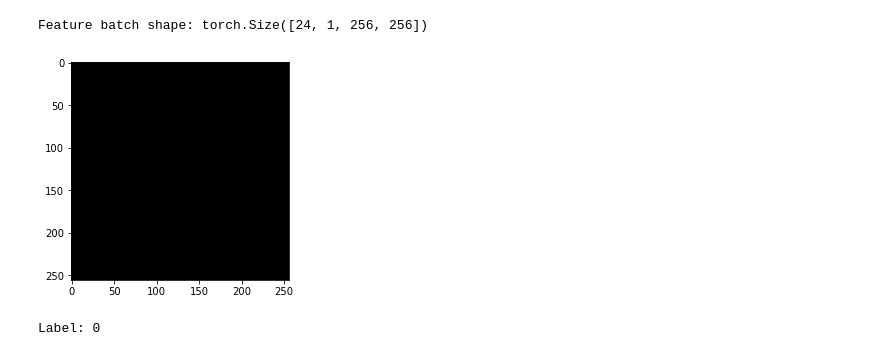
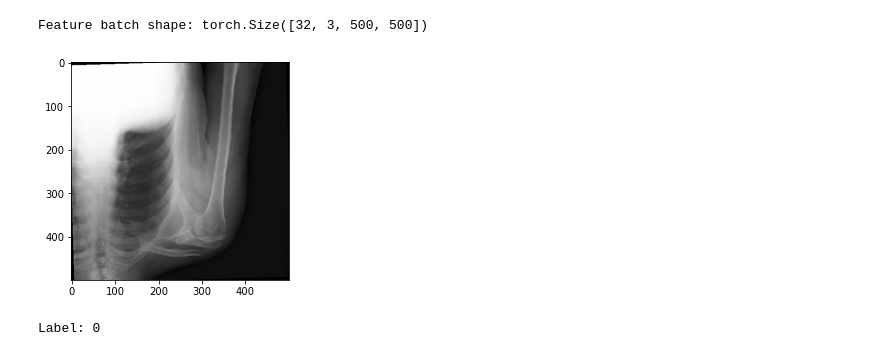
Before and after one commit to D3STRON/BoneFractureDetection, a Jupyter notebook: Loading_Data.ipynb, the cells around one changed output. Saved outputs shown, nothing was run; the diff lists cells and outputs as text; code cells hidden in the pictures.

```diff
--- a/Loading_Data.ipynb
+++ b/Loading_Data.ipynb
@@ -56,29 +111,55 @@ class CustomImageDataset(Dataset):
 # %%
+# Configuration for the ViT model (you can adjust these as per your model design)
+config = {
+    "encoding_size": 256,
+    "num_classes": 2,
+    "num_heads": 2,
+    "img_dim": 500,
+    "patch_size": 20,
+    "dropout": 0.3,
+    'num_hidden_layers': 1,
+    'intermediate_size': 1024,
+    'channels': 3
+}
+
+# config = {
+#     "encoding_size": 128,  # Change this according to your ViT model
+#     "num_classes": 2,     # MNIST has 10 output classes (digits 0-9)
+#     "num_heads": 8,
+#     "img_dim": 256,         # Resize the MNIST images to 32x32
+#     "patch_size": 8,       # Assuming 32x32 images, patch size = 4 means 8x8 patches
+#     "dropout": 0.1,
+#     'num_hidden_layers': 3,
+#     'intermediate_size': 4*128,
+# }
+
 transform = transforms.Compose([
-    transforms.Resize(256),
-    transforms.CenterCrop(256),
+    transforms.Resize(config['img_dim']),
+    transforms.CenterCrop(config['img_dim']),
     transforms.RandomHorizontalFlip(),  # Randomly flip the image horizontally
-#     transforms.RandomRotation(30),  # Randomly rotate the image
-    transforms.ColorJitter(brightness=0.5, contrast=0.5),  # Adjust brightness and contrast
-    transforms.Normalize(mean=[0.406], std=[0.225])
+    transforms.RandomVerticalFlip(),
+    transforms.RandomRotation(30),  # Randomly rotate the image
+#     transforms.ColorJitter(brightness=0.5, contrast=0.5),  # Adjust brightness and contrast
+    transforms.Normalize(mean=[0.5], std=[0.5])
 
 ])
 
 
 train_dataset = CustomImageDataset(train_df, './FracAtlas/images/Compiled/', transform=transform)
-train_dataloader = DataLoader(train_dataset, batch_size=24, shuffle=True)
+train_dataloader = DataLoader(train_dataset, batch_size=32, shuffle=True)
 
 val_dataset = CustomImageDataset(val_df, './FracAtlas/images/Compiled/', transform=transform)
-val_dataloader = DataLoader(val_dataset, batch_size=24, shuffle=True)
+val_dataloader = DataLoader(val_dataset, batch_size=64, shuffle=True)
+
+
+train_features, train_labels = next(iter(train_dataloader))
+print(f"Feature batch shape: {train_features.size()}")
+img = train_features[0].squeeze()
+label = train_labels[0]
+plt.imshow(img[0], cmap="gray")
+plt.show()
+print(f"Label: {label}")
+# %% [output]
+Feature batch shape: torch.Size([32, 3, 500, 500])
+[figure, added]
+Label: 0
-# %%
-train_features, train_labels = next(iter(train_dataloader))
-print(f"Feature batch shape: {train_features.size()}")
-img = train_features[0].squeeze()
-label = train_labels[0]
-plt.imshow(img, cmap="gray")
-plt.show()
-print(f"Label: {label}")
-# %% [output]
-Feature batch shape: torch.Size([24, 1, 256, 256])
-[figure, removed]
-Label: 0
```
Also changed, not shown: parts of 14 cells of this notebook, 1 other file.
